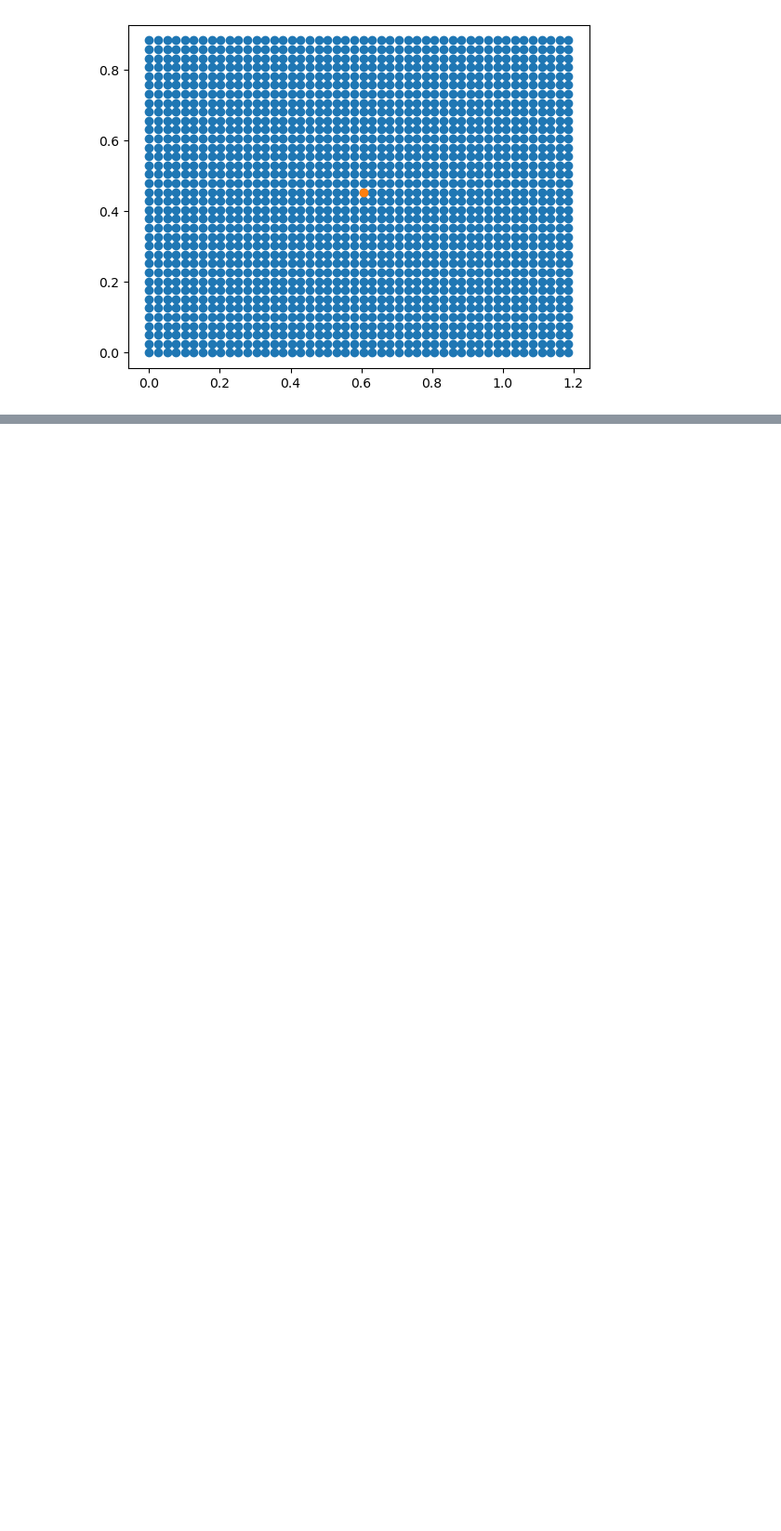
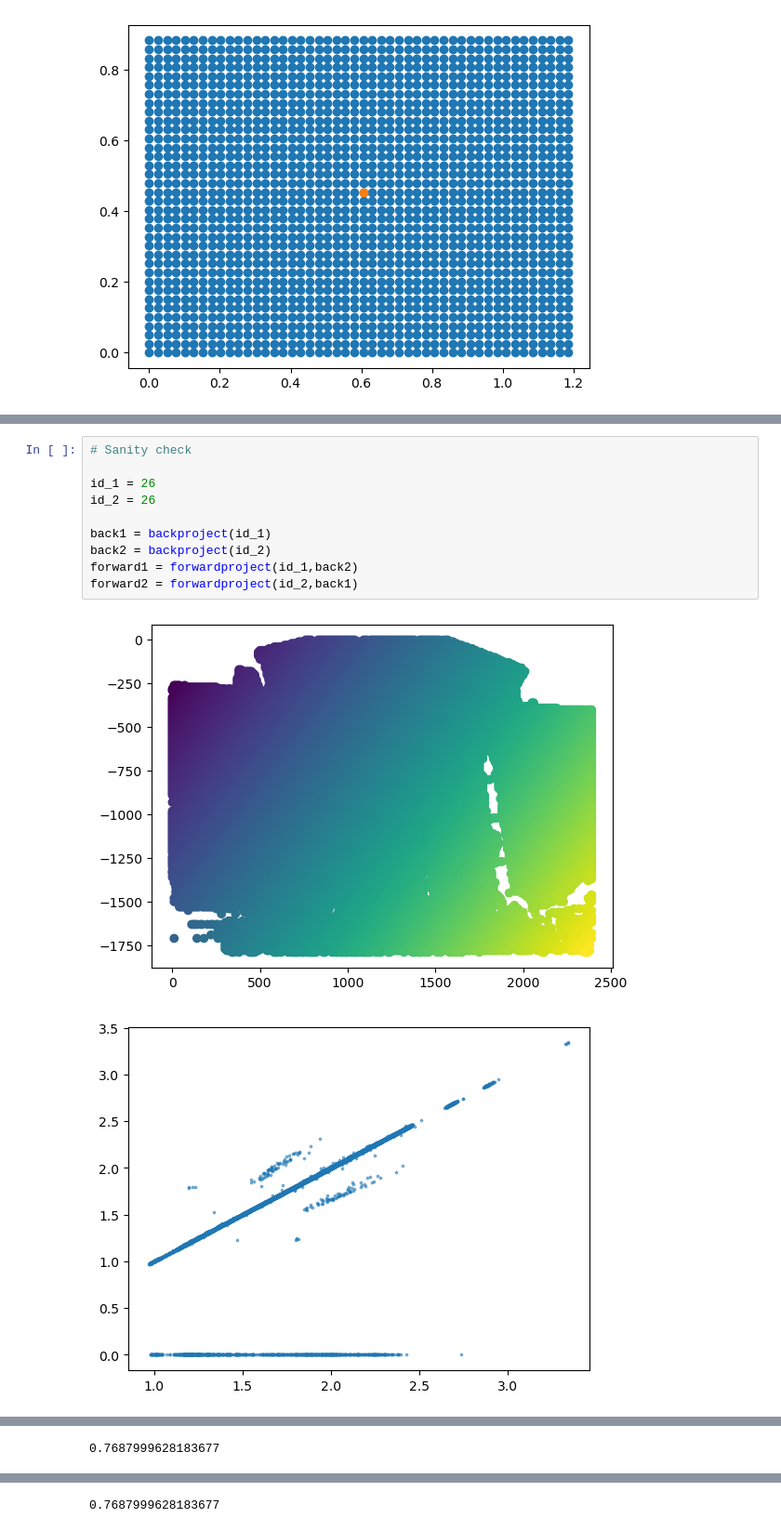
Before and after one commit to fyangch/RefinedMegaDepth, a Jupyter notebook: notebooks/overlap_score_demo.ipynb, the cells around one changed output, grey strips where cells are left out. Shown at 93% size. Saved outputs shown, nothing was run; the diff lists cells and outputs as text; blank space fills up the shorter version.

```diff
--- a/notebooks/overlap_score_demo.ipynb
+++ b/notebooks/overlap_score_demo.ipynb
@@ -289 +293,14 @@ forward2 = forwardproject(id_2,back1)
 0.16861870236103363
+# %%
+# Sanity check
+
+id_1 = 26
+id_2 = 26
+
+back1 = backproject(id_1)
+back2 = backproject(id_2)
+forward1 = forwardproject(id_1,back2)
+forward2 = forwardproject(id_2,back1)
+# %% [output]
+[figure, added]
+[figure, added]
@@ -289,0 +309 @@ forward2 = forwardproject(id_2,back1)
+0.7687999628183677
@@ -290,3 +314,4 @@ forward2 = forwardproject(id_2,back1)
+0.7687999628183677
 # %%
 image_1 = image_dict[id_1]
 image_2 = image_dict[id_2]
```
Also changed, not shown: parts of 4 cells of this notebook, 1 other file.
